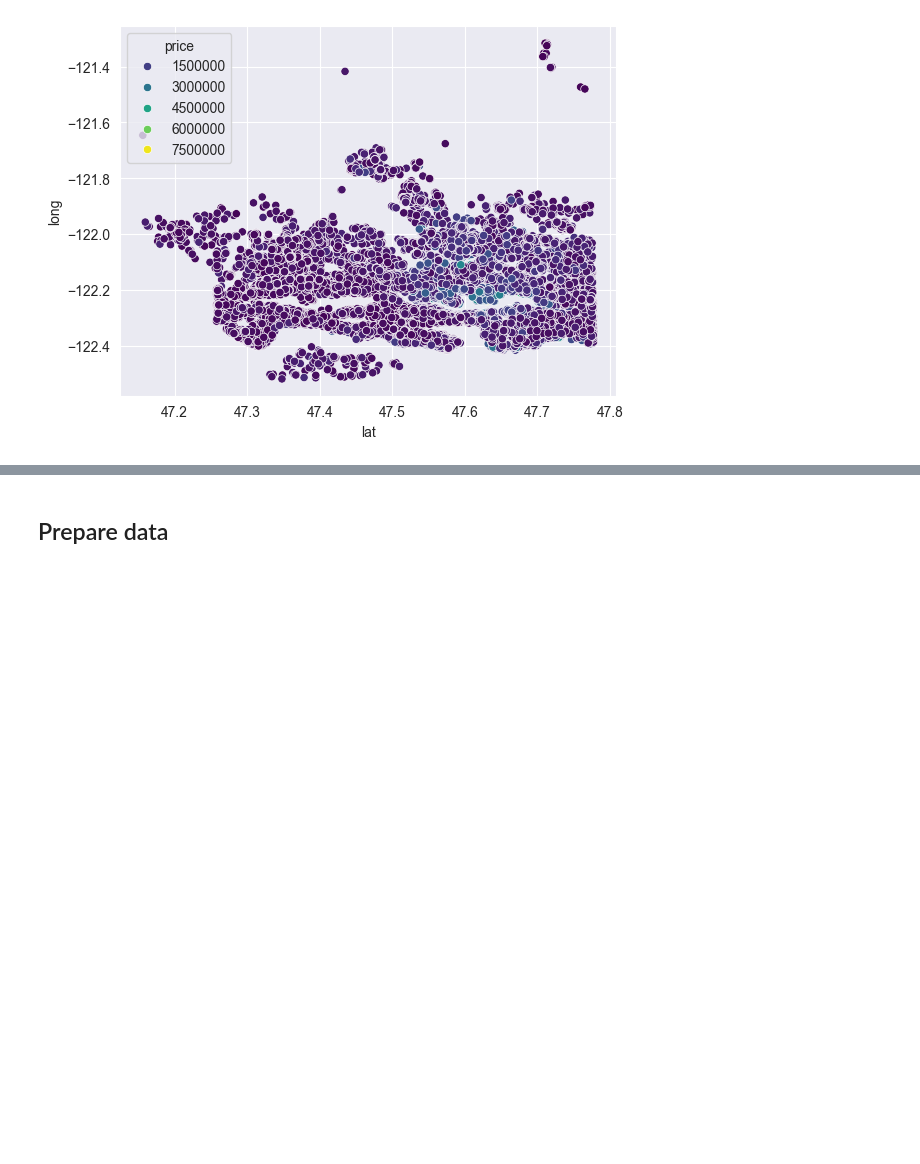
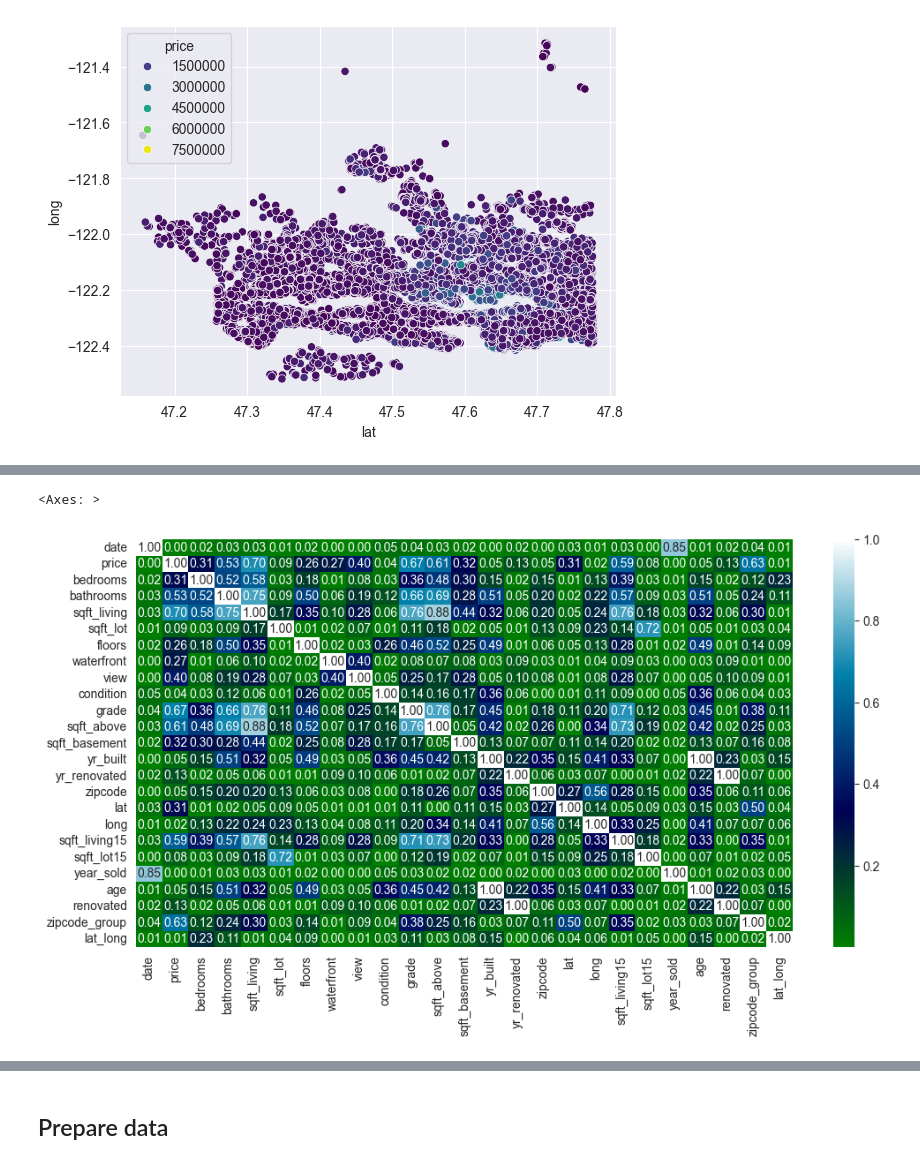
Before and after one commit to yasuomaidana/Data-Analysis, a Jupyter notebook: regression-analysis/polynomial-regression/Polynomial Regression.ipynb, the cells around one changed output, grey strips where cells are left out. Saved outputs shown, nothing was run; the diff lists cells and outputs as text; code cells hidden in the pictures; blank space fills up the shorter version.

```diff
--- a/regression-analysis/polynomial-regression/Polynomial Regression.ipynb
+++ b/regression-analysis/polynomial-regression/Polynomial Regression.ipynb
@@ -169,3 +164,14 @@ sns.heatmap(correlation, xticklabels=correlation.columns, yticklabels=correlatio
+# %%
+plt.figure(figsize=(12, 6))
+sns.heatmap(abs(correlation.to_numpy()),
+            xticklabels=correlation.columns,
+            yticklabels=correlation.columns,
+            cmap="ocean",
+            annot=True,
+            fmt=".2f")
+# %% [output]
+<Axes: >
+[figure, added]
 # %%
 sns.lineplot(correlation["price"])
 plt.xticks(ticks=range(len(correlation)), labels=correlation.columns, rotation=90)
```
Also changed, not shown: parts of 24 cells of this notebook.
